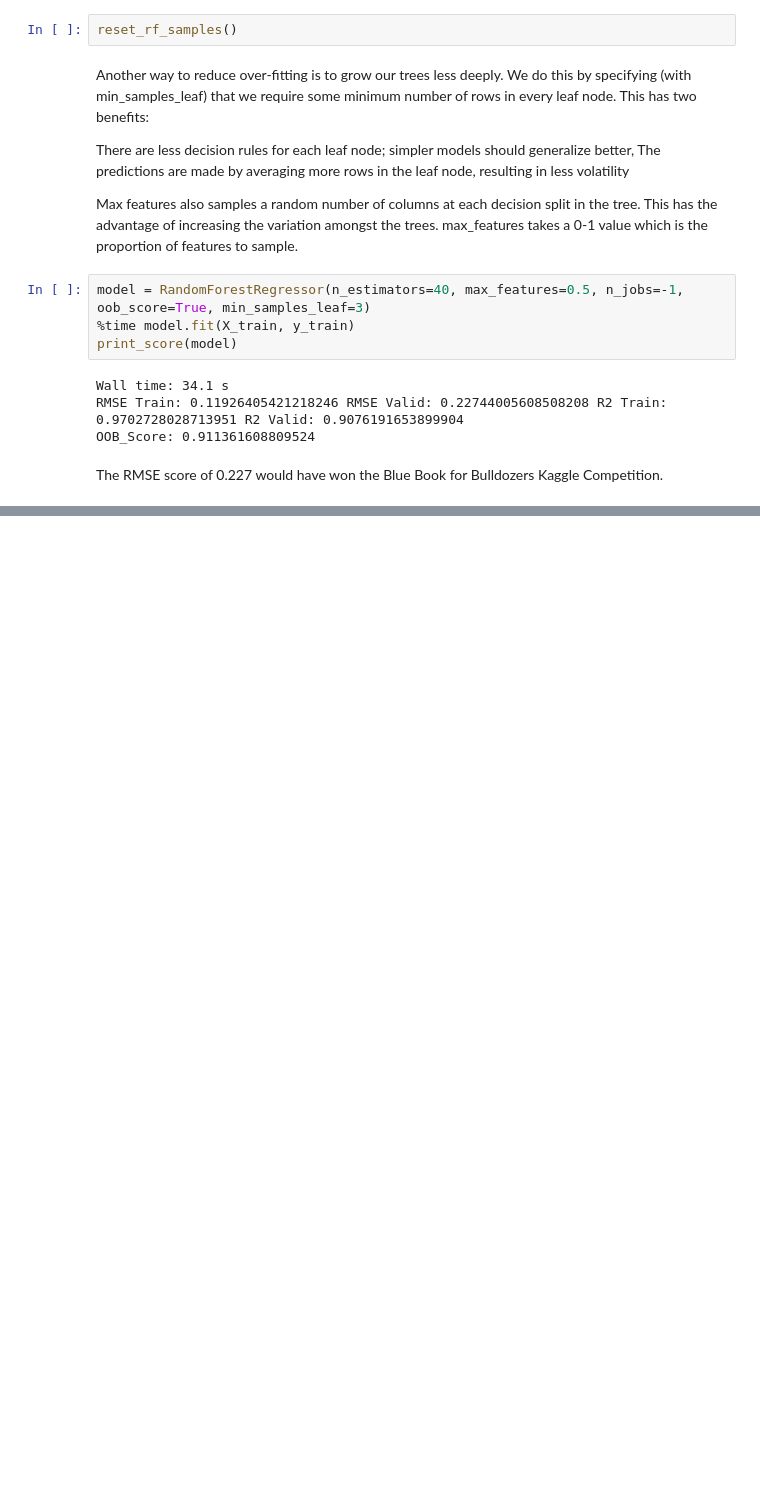
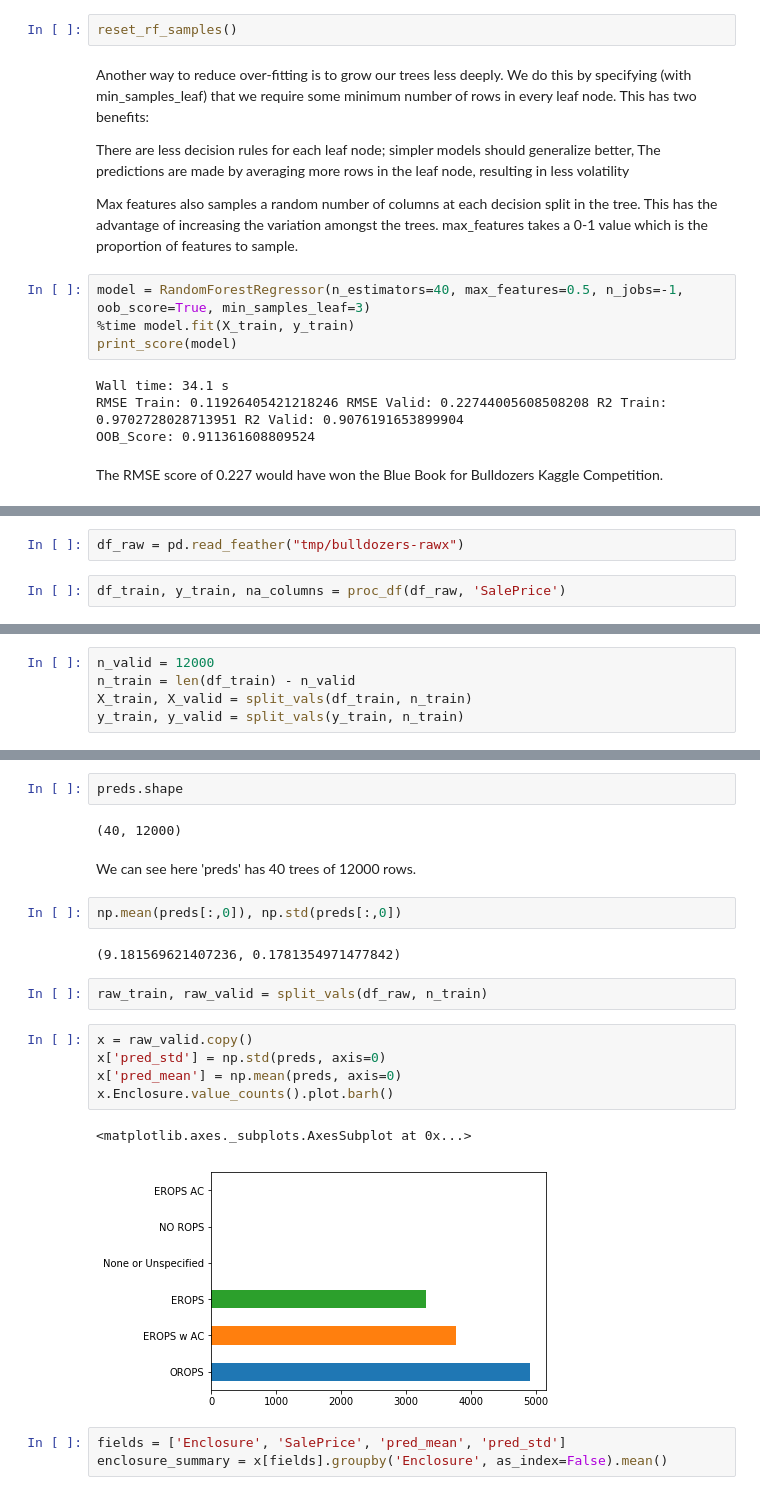
Before and after one commit to samJ27/bulldozers, a Jupyter notebook: bulldozers.ipynb, the cells around one changed output, grey strips where cells are left out. Drawn from its saved outputs; the diff is of its cells as text; blank space fills up the shorter version.

```diff
--- a/bulldozers.ipynb
+++ b/bulldozers.ipynb
@@ -372,0 +383,4 @@ The RMSE score of 0.227 would have won the Blue Book for Bulldozers Kaggle Compe
+# %%
+df_raw = pd.read_feather("tmp/bulldozers-rawx")
+# %%
+df_train, y_train, na_columns = proc_df(df_raw, 'SalePrice')
@@ -372,0 +401,5 @@ The RMSE score of 0.227 would have won the Blue Book for Bulldozers Kaggle Compe
+# %%
+n_valid = 12000
+n_train = len(df_train) - n_valid
+X_train, X_valid = split_vals(df_train, n_train)
+y_train, y_valid = split_vals(y_train, n_train)
@@ -372,0 +424,23 @@ The RMSE score of 0.227 would have won the Blue Book for Bulldozers Kaggle Compe
+# %%
+preds.shape
+# %% [output]
+(40, 12000)
+# %% [markdown]
+We can see here 'preds' has 40 trees of 12000 rows.
+# %%
+np.mean(preds[:,0]), np.std(preds[:,0])
+# %% [output]
+(9.181569621407236, 0.1781354971477842)
+# %%
+raw_train, raw_valid = split_vals(df_raw, n_train)
+# %%
+x = raw_valid.copy()
+x['pred_std'] = np.std(preds, axis=0)
+x['pred_mean'] = np.mean(preds, axis=0)
+x.Enclosure.value_counts().plot.barh()
+# %% [output]
+<matplotlib.axes._subplots.AxesSubplot at 0x...>
+[figure, added]
+# %%
+fields = ['Enclosure', 'SalePrice', 'pred_mean', 'pred_std']
+enclosure_summary = x[fields].groupby('Enclosure', as_index=False).mean()
```
Also changed, not shown: parts of 49 cells of this notebook.
